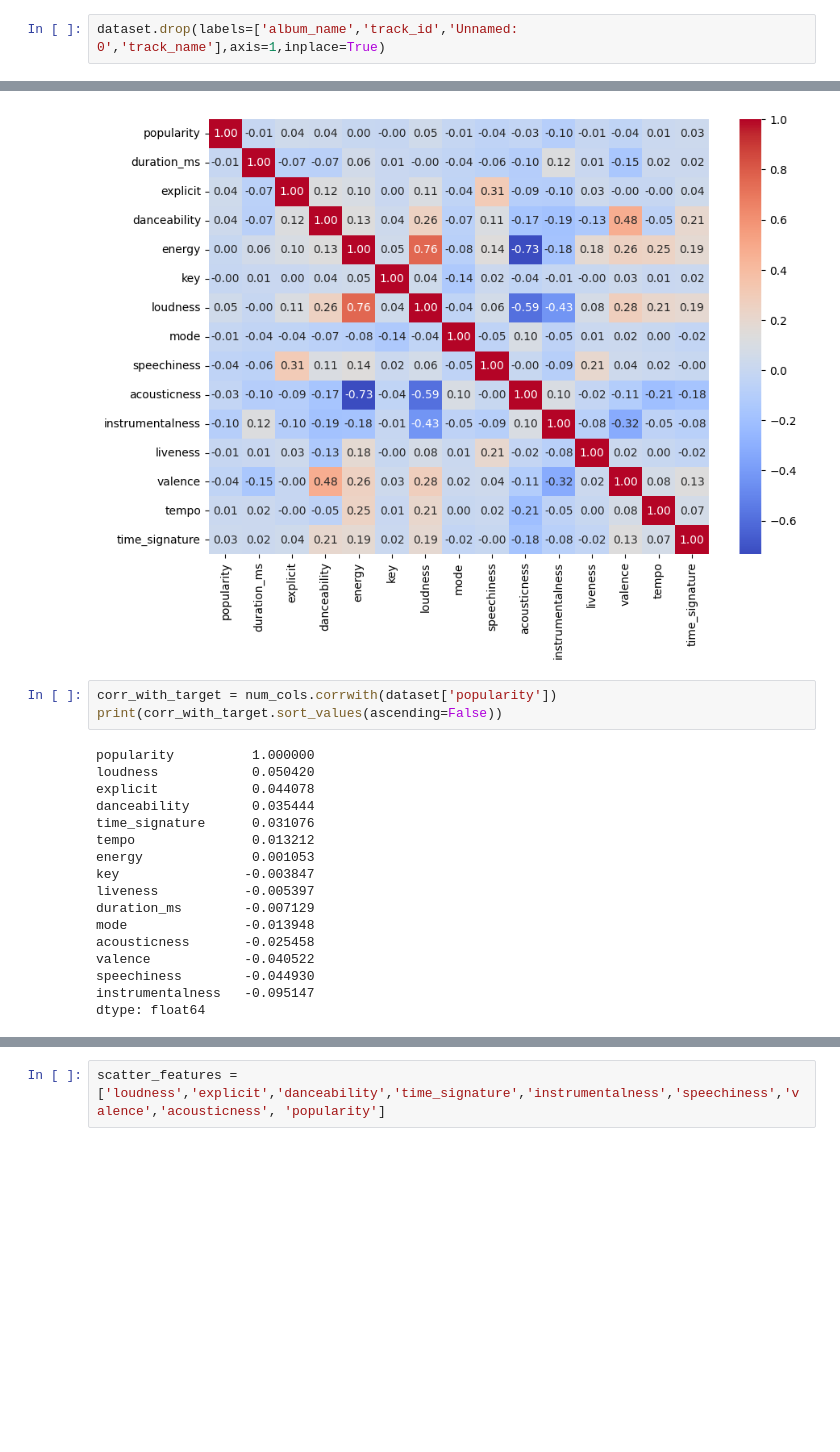
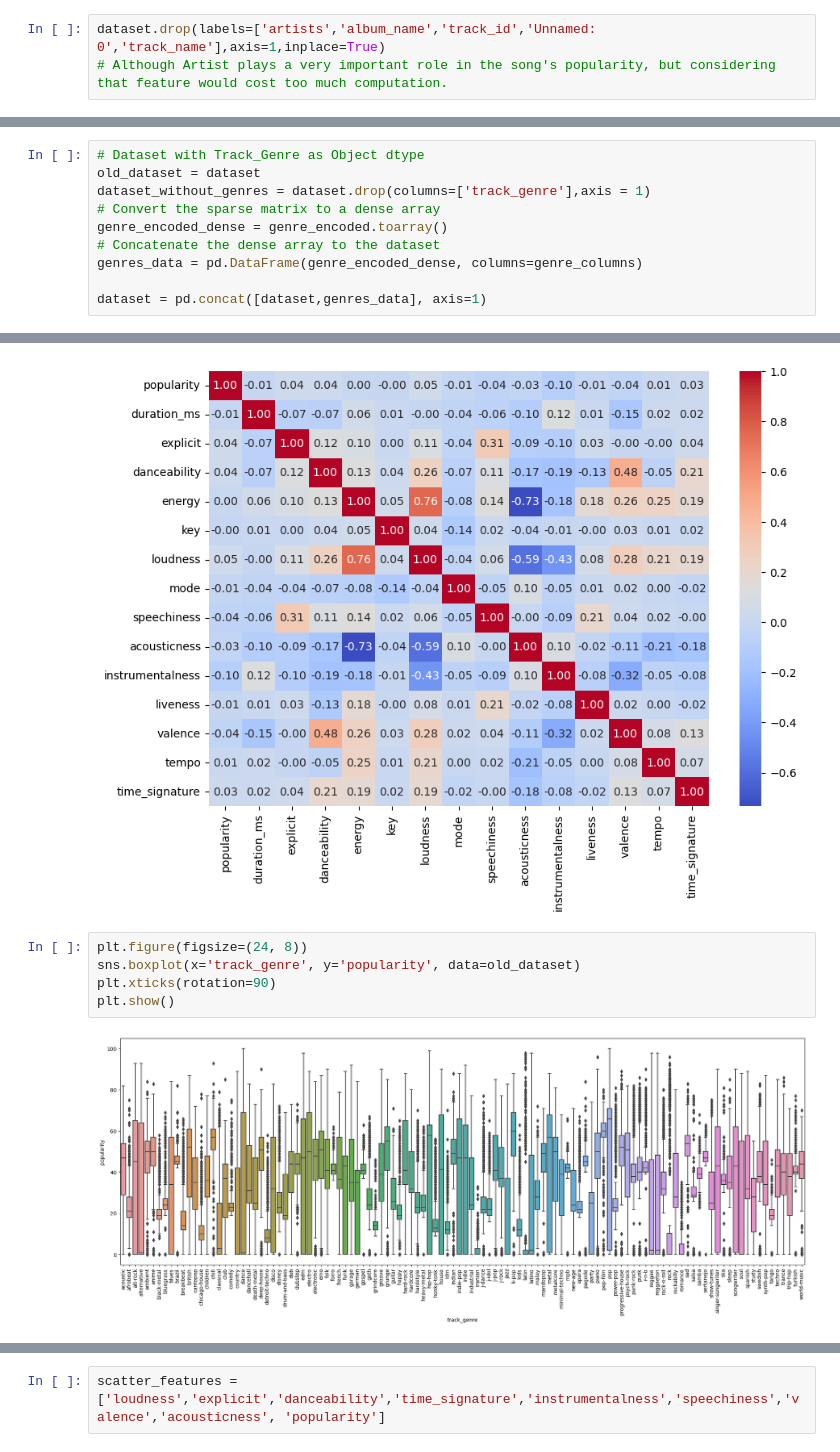
Before and after one commit to CC-KEH/Spotify-Song-Popularity-Prediction, a Jupyter notebook: notebooks/notebook_1.ipynb, the cells around one changed output, grey strips where cells are left out. Saved outputs shown, nothing was run; the diff lists cells and outputs as text; blank space fills up the shorter version.

```diff
--- a/notebooks/notebook_1.ipynb
+++ b/notebooks/notebook_1.ipynb
@@ -151,4 +151,5 @@ Total Unique Artists: 31437
 Total Unique Albums: 46589
 Total Unique Genres: 114
 # %%
-dataset.drop(labels=['album_name','track_id','Unnamed: 0','track_name'],axis=1,inplace=True)
+dataset.drop(labels=['artists','album_name','track_id','Unnamed: 0','track_name'],axis=1,inplace=True)
+# Although Artist plays a very important role in the song's popularity, but considering that feature would cost too much computation.
@@ -154,0 +163,10 @@ dataset.drop(labels=['album_name','track_id','Unnamed: 0','track_name'],axis=1,i
+# %%
+# Dataset with Track_Genre as Object dtype
+old_dataset = dataset
+dataset_without_genres = dataset.drop(columns=['track_genre'],axis = 1)
+# Convert the sparse matrix to a dense array
+genre_encoded_dense = genre_encoded.toarray()
+# Concatenate the dense array to the dataset
+genres_data = pd.DataFrame(genre_encoded_dense, columns=genre_columns)
+
+dataset = pd.concat([dataset,genres_data], axis=1)
@@ -160,23 +188,10 @@ sns.heatmap(num_cols.corr(), annot=True, cmap='coolwarm', fmt='.2f')
 # %% [output]
 <Axes: >
 [figure]
-# %%
-corr_with_target = num_cols.corrwith(dataset['popularity'])
-print(corr_with_target.sort_values(ascending=False))
-# %% [output]
-popularity          1.000000
-loudness            0.050420
-explicit            0.044078
-danceability        0.035444
-time_signature      0.031076
-tempo               0.013212
-energy              0.001053
-key                -0.003847
-liveness           -0.005397
-duration_ms        -0.007129
-mode               -0.013948
-acousticness       -0.025458
-valence            -0.040522
-speechiness        -0.044930
-instrumentalness   -0.095147
-dtype: float64
+# %%
+plt.figure(figsize=(24, 8))
+sns.boxplot(x='track_genre', y='popularity', data=old_dataset)
+plt.xticks(rotation=90)
+plt.show()
+# %% [output]
+[figure, added]
```
Also changed, not shown: parts of 18 cells of this notebook, 1 other file.
